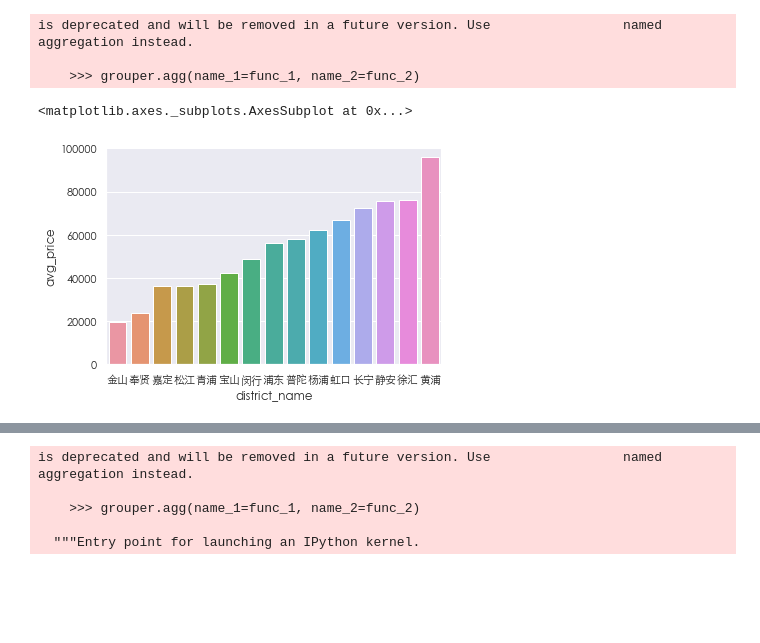
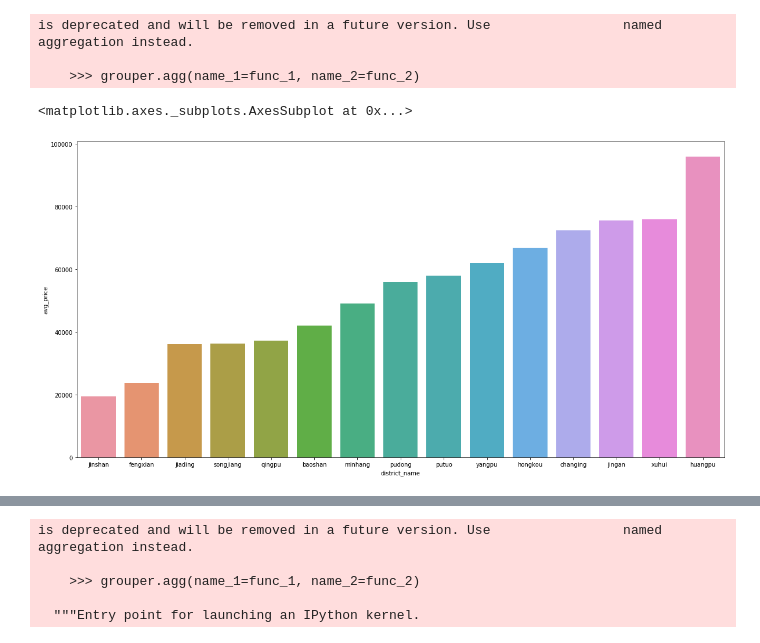
Before and after one commit to shenzhongqiang/pythoncourse, a Jupyter notebook: chapter6/ch6_practice.ipynb, the cells around one changed output, grey strips where cells are left out. Drawn from its saved outputs; the diff is of its cells as text; code cells hidden in the pictures; blank space fills up the shorter version.

```diff
--- a/chapter6/ch6_practice.ipynb
+++ b/chapter6/ch6_practice.ipynb
@@ -1,3 +1,8 @@
+# %%
+import matplotlib
+import seaborn as sns
+%matplotlib inline
+matplotlib.rcParams['figure.figsize'] = (20.0, 10.0)
 # %%
 import pymongo
 import pandas as pd
@@ -25,14 +30,12 @@ df_avg = df.groupby("district_name")["up_price"].agg({"avg_price": "mean"}).sort
 is deprecated and will be removed in a future version. Use                 named aggregation instead.
 
     >>> grouper.agg(name_1=func_1, name_2=func_2)
-# %%
-import seaborn as sns
-%matplotlib inline
-from matplotlib.font_manager import FontProperties
-myfont=FontProperties(fname=r'C:\Windows\Fonts\STXIHEI.TTF',size=14)
-sns.set(font=myfont.get_name())
+# %%
+df_avg["district_name"] = ["jinshan", "fengxian", "jiading", "songjiang", "qingpu",
+                 "baoshan", "minhang", "pudong", "putuo", "yangpu", "hongkou", "changing",
+                           "jingan", "xuhui", "huangpu"]
 # %%
-sns.barplot(x=df_avg.index, y="avg_price", data=df_avg)
+sns.barplot(x="district_name", y="avg_price", data=df_avg)
 # %% [output]
 <matplotlib.axes._subplots.AxesSubplot at 0x...>
-[figure, old version]
+[figure, new version]
```
Also changed, not shown: parts of 10 cells of this notebook, 2 other files.
